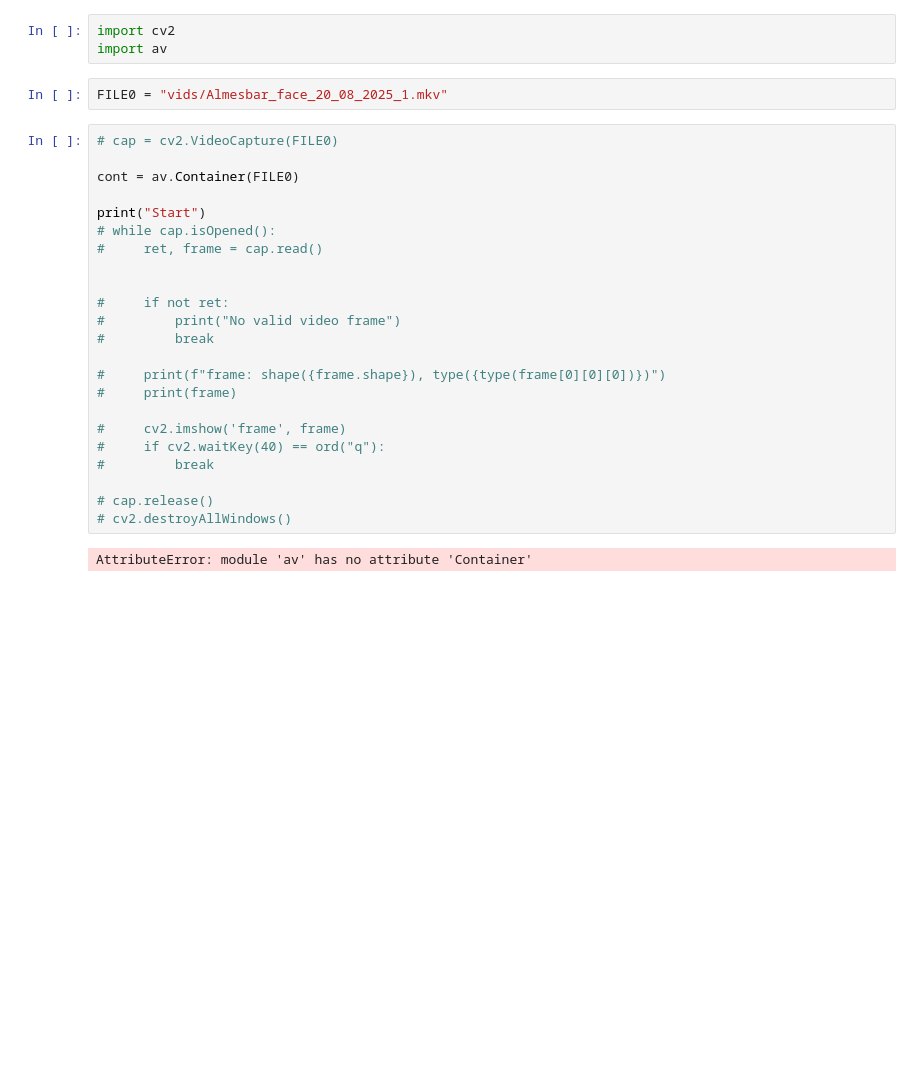
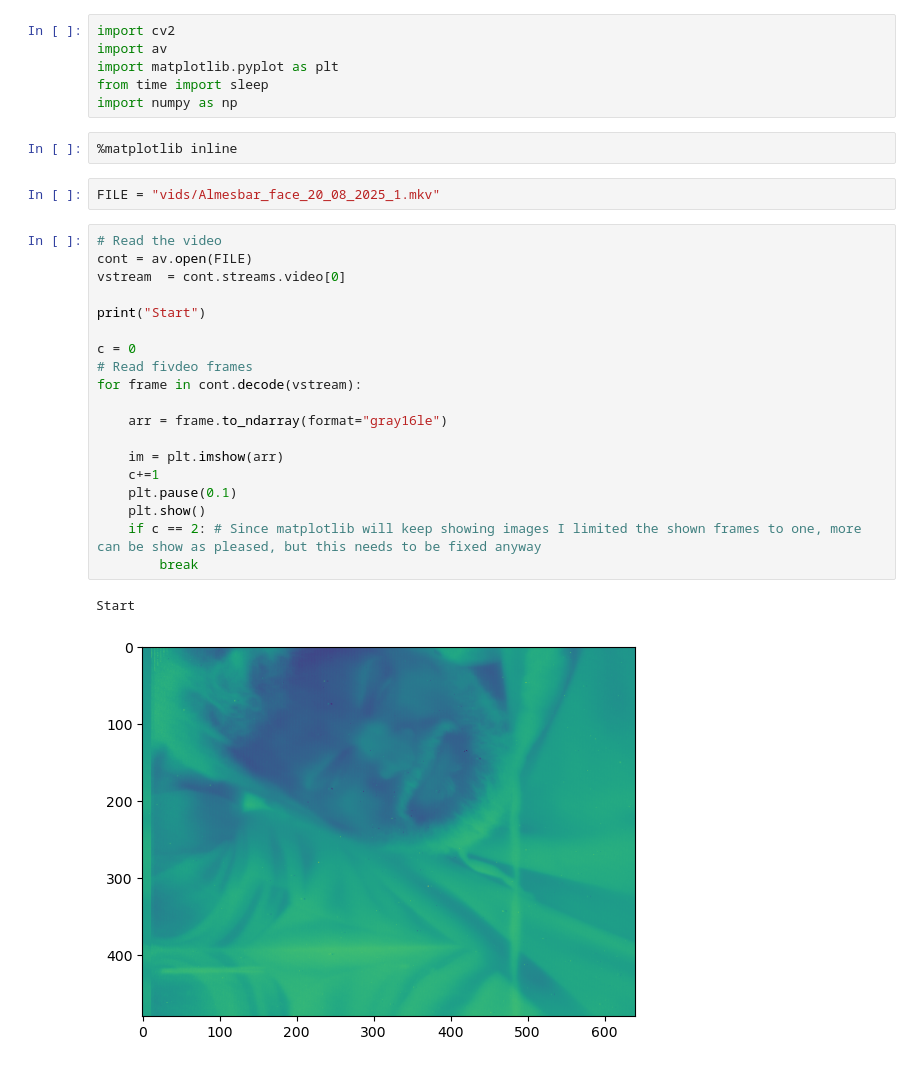
Before and after one commit to azzoz20011/ContrastEnhancement, a Jupyter notebook: read.ipynb, the cells around one changed output. Cells and saved outputs as stored; diff of their text form; blank space fills up the shorter version.

Commit message:
Full pipeline is working now (Read image, show)

```diff
--- a/read.ipynb
+++ b/read.ipynb
@@ -1,30 +1,32 @@
-# %%
-import cv2
-import av
+# %%
+import cv2
+import av
+import matplotlib.pyplot as plt
+from time import sleep
+import numpy as np
+# %%
+%matplotlib inline
 # %%
-FILE0 = "vids/Almesbar_face_20_08_2025_1.mkv"
+FILE = "vids/Almesbar_face_20_08_2025_1.mkv"
-# %%
-# cap = cv2.VideoCapture(FILE0)
-
-cont = av.Container(FILE0)
-
-print("Start")
-# while cap.isOpened():
-#     ret, frame = cap.read()
-
-
-#     if not ret:
-#         print("No valid video frame")
-#         break
-
-#     print(f"frame: shape({frame.shape}), type({type(frame[0][0][0])})")
-#     print(frame)
-
-#     cv2.imshow('frame', frame)
-#     if cv2.waitKey(40) == ord("q"):
-#         break
-
-# cap.release()
-# cv2.destroyAllWindows()
-# %% [output]
-AttributeError: module 'av' has no attribute 'Container'
+# %%
+# Read the video
+cont = av.open(FILE)
+vstream  = cont.streams.video[0]
+
+print("Start")
+
+c = 0
+# Read fivdeo frames
+for frame in cont.decode(vstream):
+
+    arr = frame.to_ndarray(format="gray16le")
+
+    im = plt.imshow(arr)
+    c+=1
+    plt.pause(0.1)
+    plt.show()
+    if c == 2: # Since matplotlib will keep showing images I limited the shown frames to one, more can be show as pleased, but this needs to be fixed anyway
+        break
+# %% [output]
+Start
+[figure, added]
```
Also changed, not shown: parts of 2 cells of this notebook.
